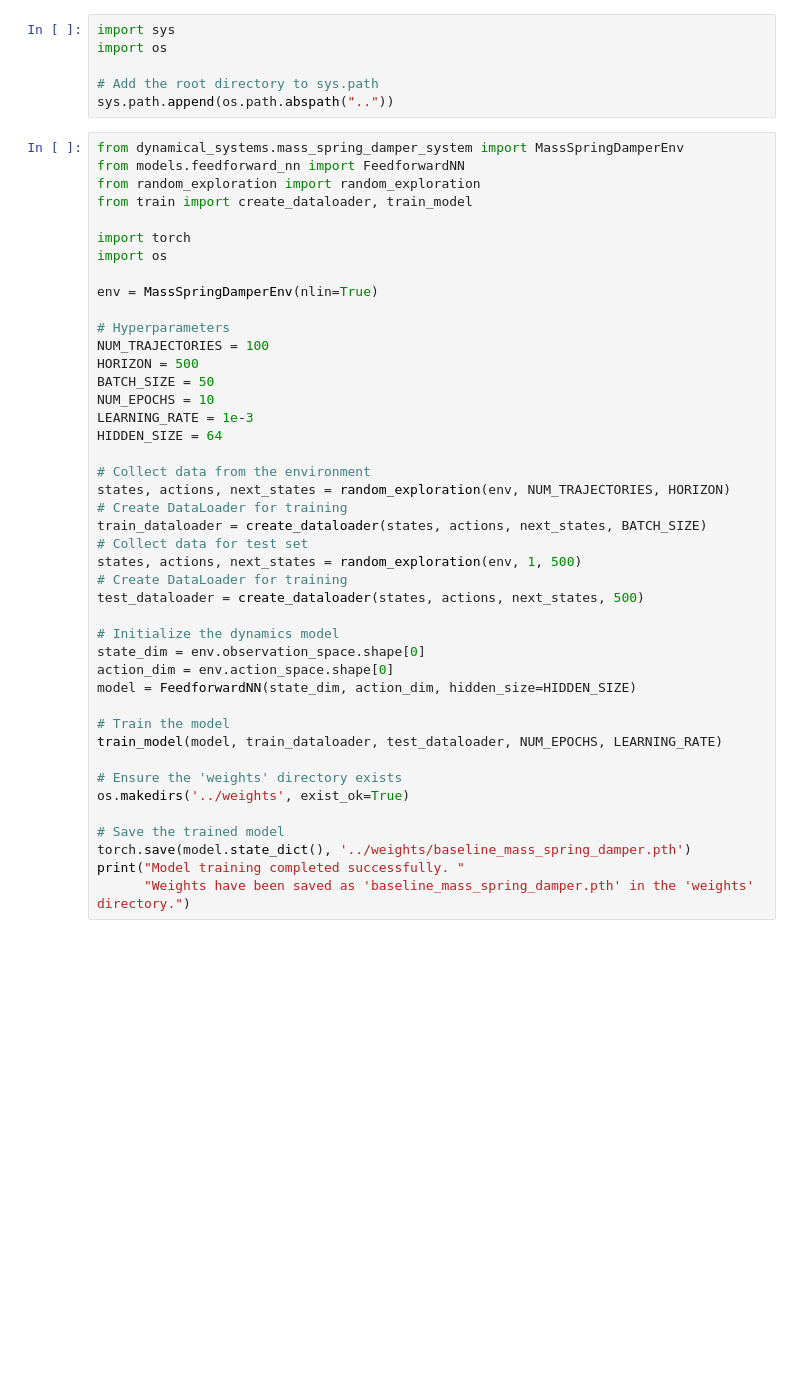
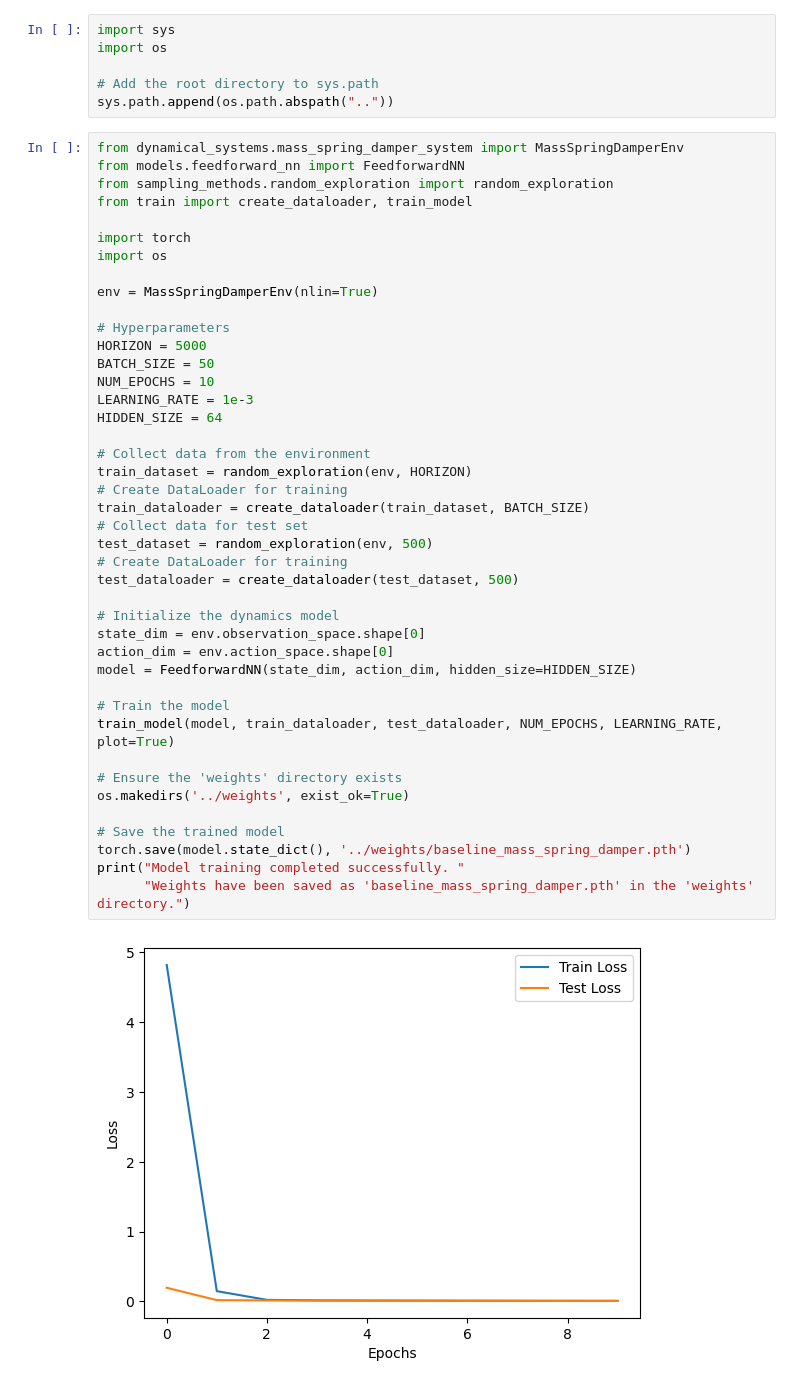
Before and after one commit to bensturgis/tum-adlr-10, a Jupyter notebook: experiments/train_mass_spring_damper.ipynb, the cells around one changed output. Cells and saved outputs as stored; diff of their text form; blank space fills up the shorter version.

```diff
--- a/experiments/train_mass_spring_damper.ipynb
+++ b/experiments/train_mass_spring_damper.ipynb
@@ -7,44 +7,44 @@ sys.path.append(os.path.abspath(".."))
 # %%
 from dynamical_systems.mass_spring_damper_system import MassSpringDamperEnv
 from models.feedforward_nn import FeedforwardNN
-from random_exploration import random_exploration
+from sampling_methods.random_exploration import random_exploration
 from train import create_dataloader, train_model
 
 import torch
 import os
 
 env = MassSpringDamperEnv(nlin=True)
 
 # Hyperparameters
-NUM_TRAJECTORIES = 100
-HORIZON = 500
+HORIZON = 5000
 BATCH_SIZE = 50
 NUM_EPOCHS = 10
 LEARNING_RATE = 1e-3
 HIDDEN_SIZE = 64
 
 # Collect data from the environment
-states, actions, next_states = random_exploration(env, NUM_TRAJECTORIES, HORIZON)
+train_dataset = random_exploration(env, HORIZON)
 # Create DataLoader for training
-train_dataloader = create_dataloader(states, actions, next_states, BATCH_SIZE)
+train_dataloader = create_dataloader(train_dataset, BATCH_SIZE)
 # Collect data for test set
-states, actions, next_states = random_exploration(env, 1, 500)
+test_dataset = random_exploration(env, 500)
 # Create DataLoader for training
-test_dataloader = create_dataloader(states, actions, next_states, 500)
+test_dataloader = create_dataloader(test_dataset, 500)
 
 # Initialize the dynamics model
 state_dim = env.observation_space.shape[0]
 action_dim = env.action_space.shape[0]
 model = FeedforwardNN(state_dim, action_dim, hidden_size=HIDDEN_SIZE)
 
 # Train the model
-train_model(model, train_dataloader, test_dataloader, NUM_EPOCHS, LEARNING_RATE)
+train_model(model, train_dataloader, test_dataloader, NUM_EPOCHS, LEARNING_RATE, plot=True)
 
 # Ensure the 'weights' directory exists
 os.makedirs('../weights', exist_ok=True)
 
 # Save the trained model
 torch.save(model.state_dict(), '../weights/baseline_mass_spring_damper.pth')
 print("Model training completed successfully. "
       "Weights have been saved as 'baseline_mass_spring_damper.pth' in the 'weights' directory.")
 # %% [output]
+[figure, new version]
```
Also changed, not shown: parts of 5 cells of this notebook, 1 other file.
